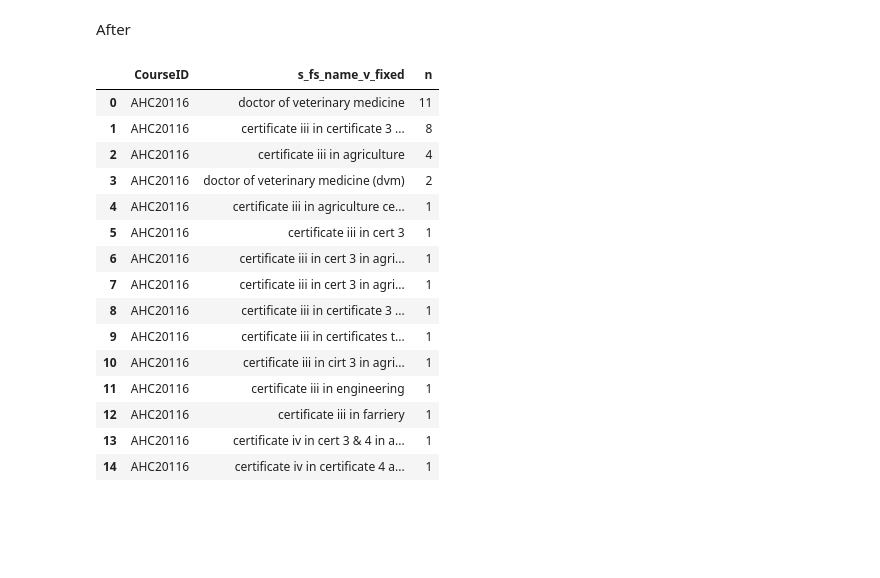
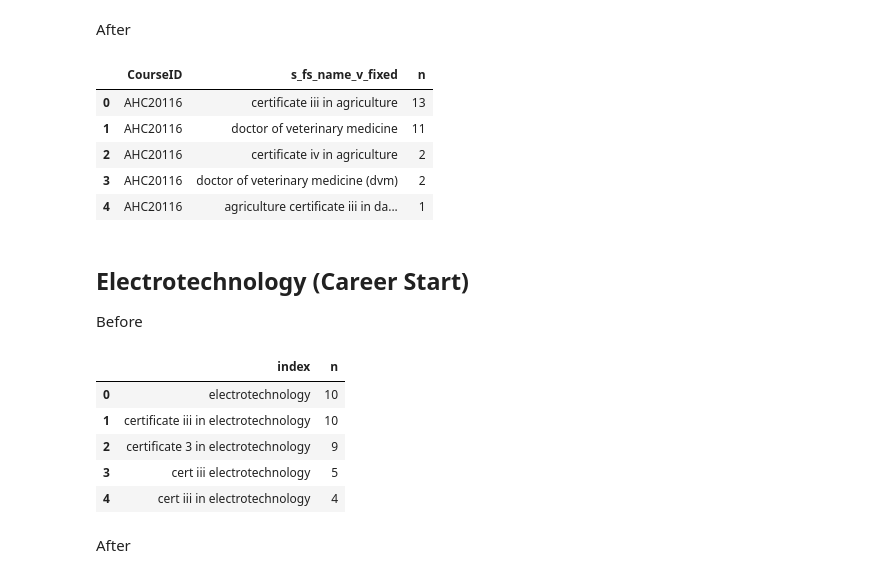
Before and after one commit to RTO-Performance-Indicators/survey_analytics, a Jupyter notebook: notebooks/further study.ipynb, the cells around one changed output. Cells and saved outputs as stored; diff of their text form; code cells hidden in the pictures; blank space fills up the shorter version.

```diff
--- a/notebooks/further study.ipynb
+++ b/notebooks/further study.ipynb
@@ -376,11 +405,12 @@ def fix_certificate(string):
         string = re.sub(pattern = "^certii$", repl = "certificate ii", string = string)
         string = re.sub(pattern = "^certiii$", repl = "certificate iii", string = string)
         string = re.sub(pattern = "^certiv$", repl = "certificate iv", string = string)
-        string = re.sub(pattern = "^cert1", repl = "certificate i", string = string)
-        string = re.sub(pattern = "^cert11", repl = "certificate ii", string = string)
-        string = re.sub(pattern = "^cert111", repl = "certificate iii", string = string)
-        string = re.sub(pattern = "^cert3", repl = "certificate iii", string = string)
-        string = re.sub(pattern = "^cert4", repl = "certificate iv", string = string)
+        string = re.sub(pattern = "^cert1$", repl = "certificate i", string = string)
+        string = re.sub(pattern = "^cert11$", repl = "certificate ii", string = string)
+        string = re.sub(pattern = "^cert111$", repl = "certificate iii", string = string)
+        string = re.sub(pattern = "^cert3$", repl = "certificate iii", string = string)
+        string = re.sub(pattern = "^cert4$", repl = "certificate iv", string = string)
+        string = re.sub(pattern = "^cirt$", repl = "certificate iv", string = string)
 
         # Convert Arabic to Roman numbers
         # (mainly for certificates)
@@ -397,6 +427,7 @@ def fix_certificate(string):
         string = re.sub(pattern = "four", repl = "iv", string = string)
 
         string = re.sub(pattern = "1v", repl = "iv", string = string)
+        string = re.sub(pattern = "iiii", repl = "iv", string = string)
 
         # Remaining ways of spelling 'certificate'
         string = re.sub(pattern = "^cert[a-z]*", repl = "certificate", string = string)
@@ -621,8 +660,10 @@ def diploma_of(x):
     string = re.sub(r'(diploma) in ([a-z]*)' , r'\1 of \2', str(x))
     return(string)
 
+def bachelor_of(x):
+    string = re.sub(r'(bachelor) in ([a-z]*)' , r'\1 of \2', str(x))
+    return(string)
+
 def certificate_in(x):
     string = re.sub(r'(certificate [a-z]*) of ([a-z]*)' , r'\1 in \2', str(x))
     return(string)
-
-certificate_in('certificate 3 of x')
@@ -639,10 +682,10 @@ def fix_fs_name_v(dataframe, id = 'SurveyResponseID', col = 's_fs_name_v'):
 
     # Fix words
     tokenized_df['tokens2'] = tokenized_df['tokens'].apply(fix_bachelor)
-    tokenized_df['tokens2'] = tokenized_df['tokens'].apply(fix_certificate)
-    tokenized_df['tokens2'] = tokenized_df['tokens'].apply(fix_diploma)
-    tokenized_df['tokens2'] = tokenized_df['tokens'].apply(fix_advanced)
-    tokenized_df['tokens2'] = tokenized_df['tokens'].apply(fix_associate)
+    tokenized_df['tokens2'] = tokenized_df['tokens2'].apply(fix_certificate)
+    tokenized_df['tokens2'] = tokenized_df['tokens2'].apply(fix_diploma)
+    tokenized_df['tokens2'] = tokenized_df['tokens2'].apply(fix_advanced)
+    tokenized_df['tokens2'] = tokenized_df['tokens2'].apply(fix_associate)
 
     # Join tokens together again
     df_fixed = tokenized_df.groupby([id, col, 'level_description'])['tokens2'].apply(' '.join).reset_index(name = 's_fs_name_v_fixed')
@@ -662,6 +705,7 @@ def fix_fs_name_v(dataframe, id = 'SurveyResponseID', col = 's_fs_name_v'):
     df_fixed['s_fs_name_v_fixed'] = df_fixed.apply(lambda x: add_cert_details(x), axis = 1)
     df_fixed['s_fs_name_v_fixed'] = df_fixed.apply(lambda x: add_dip_details(x), axis = 1)
     df_fixed['s_fs_name_v_fixed'] = df_fixed['s_fs_name_v_fixed'].apply(diploma_of)
+    df_fixed['s_fs_name_v_fixed'] = df_fixed['s_fs_name_v_fixed'].apply(bachelor_of)
     df_fixed['s_fs_name_v_fixed'] = df_fixed['s_fs_name_v_fixed'].apply(certificate_in)
 
     # Fix common misspellings
@@ -847,21 +866,25 @@ df[df['CourseID'] == 'AHC20116']['s_fs_name_v'].value_counts().head(15).reset_in
 # %% [markdown]
 After
 # %%
-temp[temp['CourseID'] == "AHC20116"].groupby('CourseID')['s_fs_name_v_fixed'].value_counts().reset_index(name = 'n').head(15)
+temp[temp['CourseID'] == "AHC20116"].groupby('CourseID')['s_fs_name_v_fixed'].value_counts().reset_index(name = 'n').head(5)
 # %% [output]
 |  | CourseID | s_fs_name_v_fixed | n |
-| 0 | AHC20116 | doctor of veterinary medicine | 11 |
-| 1 | AHC20116 | certificate iii in certificate 3 ... | 8 |
-| 2 | AHC20116 | certificate iii in agriculture | 4 |
+| 0 | AHC20116 | certificate iii in agriculture | 13 |
+| 1 | AHC20116 | doctor of veterinary medicine | 11 |
+| 2 | AHC20116 | certificate iv in agriculture | 2 |
 | 3 | AHC20116 | doctor of veterinary medicine (dvm) | 2 |
-| 4 | AHC20116 | certificate iii in agriculture ce... | 1 |
-| 5 | AHC20116 | certificate iii in cert 3 | 1 |
-| 6 | AHC20116 | certificate iii in cert 3 in agri... | 1 |
-| 7 | AHC20116 | certificate iii in cert 3 in agri... | 1 |
-| 8 | AHC20116 | certificate iii in certificate 3 ... | 1 |
-| 9 | AHC20116 | certificate iii in certificates t... | 1 |
-| 10 | AHC20116 | certificate iii in cirt 3 in agri... | 1 |
-| 11 | AHC20116 | certificate iii in engineering | 1 |
-| 12 | AHC20116 | certificate iii in farriery | 1 |
-| 13 | AHC20116 | certificate iv in cert 3 & 4 in a... | 1 |
-| 14 | AHC20116 | certificate iv in certificate 4 a... | 1 |
+| 4 | AHC20116 | agriculture certificate iii in da... | 1 |
+# %% [markdown]
+## Electrotechnology (Career Start)
+Before
+# %%
+df[df['CourseID'] == 'UEE22011']['s_fs_name_v'].value_counts().head(15).reset_index(name = 'n').head(5)
+# %% [output]
+|  | index | n |
+| 0 | electrotechnology | 10 |
+| 1 | certificate iii in electrotechnology | 10 |
+| 2 | certificate 3 in electrotechnology | 9 |
+| 3 | cert iii electrotechnology | 5 |
+| 4 | cert iii in electrotechnology | 4 |
+# %% [markdown]
+After
```
Also changed, not shown: parts of 33 cells of this notebook, 1 other file.
